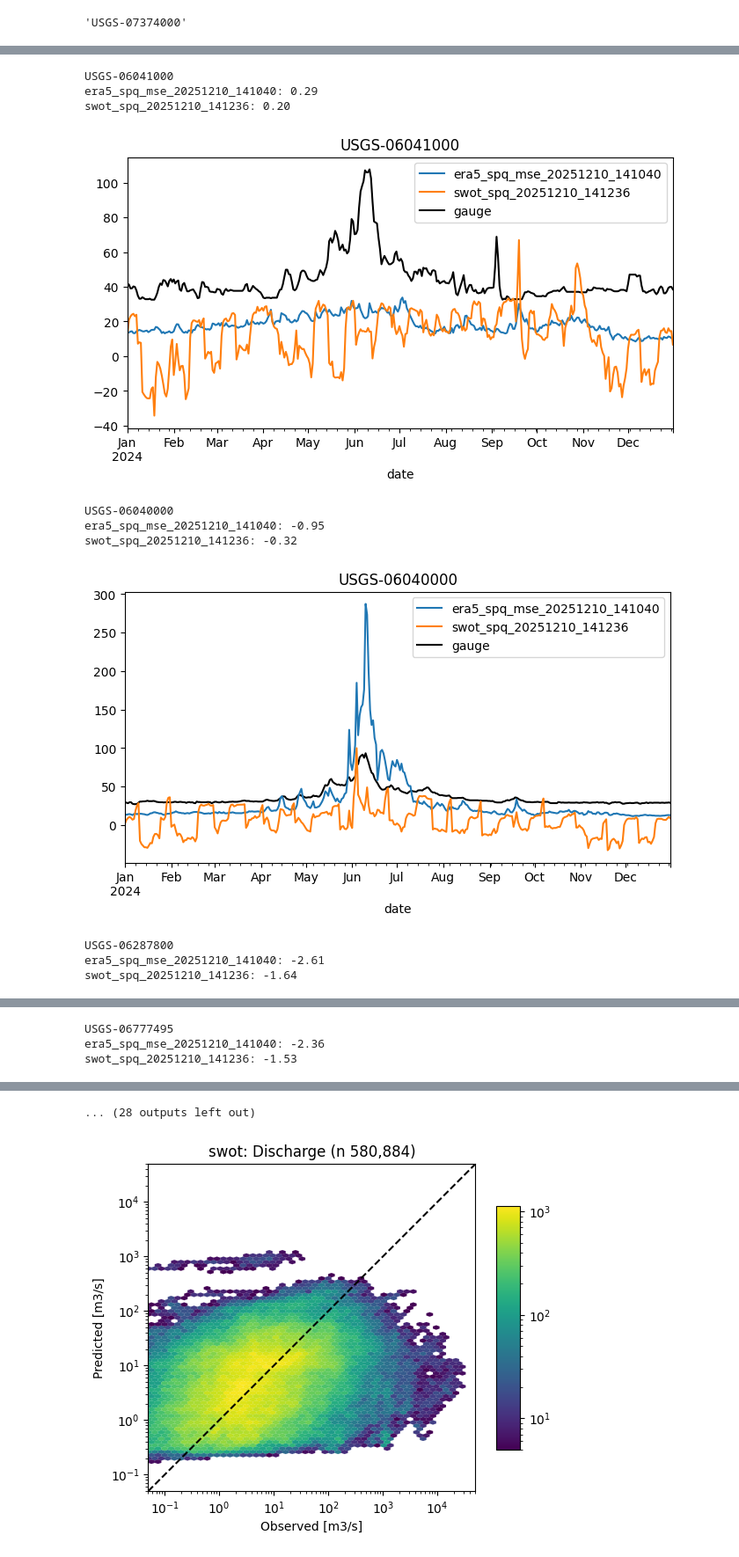
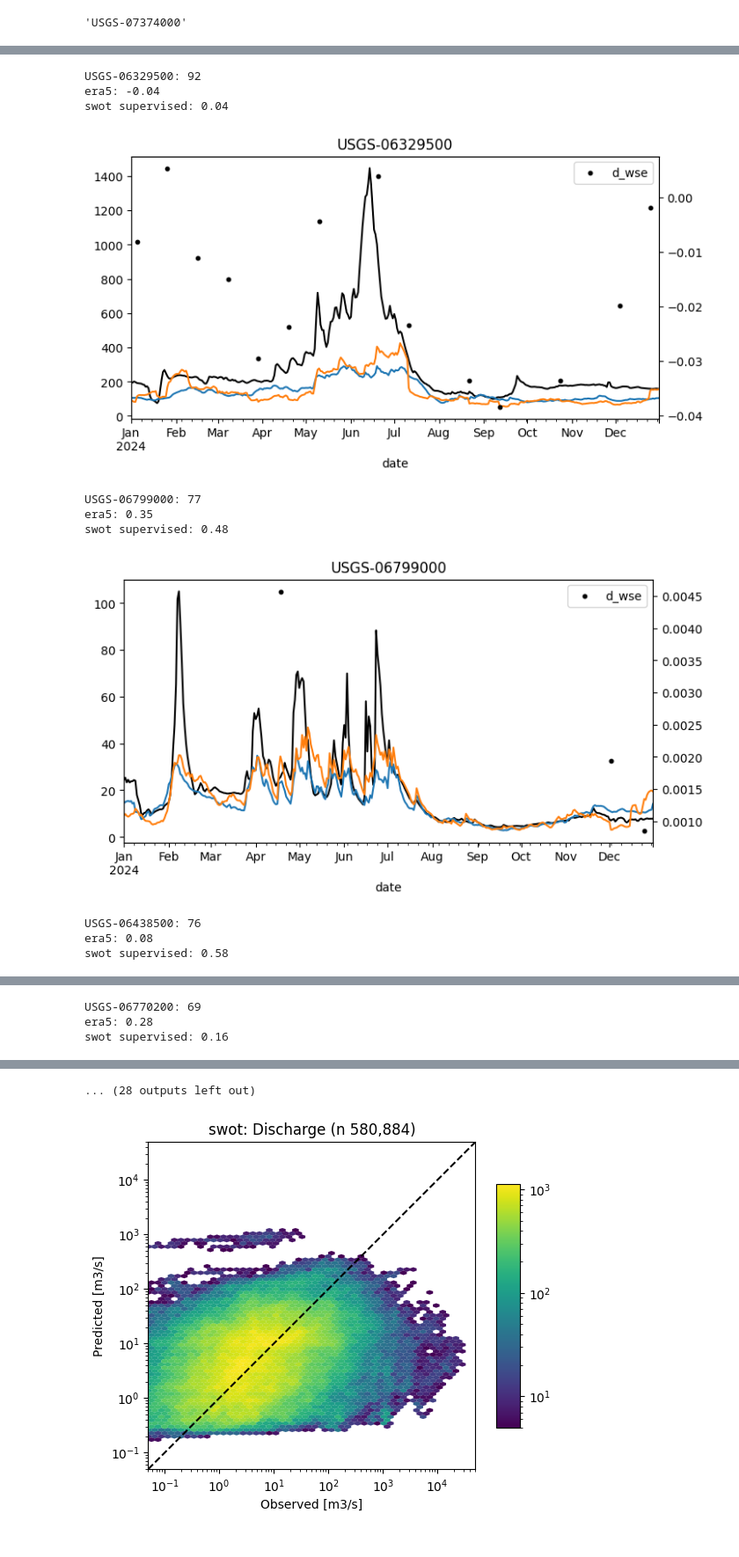
Before and after one commit to Fluvial-UMass/swot-ml, a Jupyter notebook: notebooks/multigraph_manual/quick_compare.ipynb, the cells around one changed output, grey strips where cells are left out. Shown at 88% size. Saved outputs shown, nothing was run; the diff lists cells and outputs as text; code cells hidden in the pictures.

```diff
--- a/notebooks/multigraph_manual/quick_compare.ipynb
+++ b/notebooks/multigraph_manual/quick_compare.ipynb
@@ -80,3 +83,6 @@ exps = sorted(exps, key=lambda x: x[0])
+# %%
+exps[0] = ('ERA5',) + exps[0][1:]
+exps[1] = ('ERA5 + SWOT',) + exps[1][1:]
 # %%
 plt.close('all')
 
@@ -169,7 +145,7 @@ basin_mask = (subbasins['outlet_id'] == 'USGS-07374000')
 test_sub_mask = subbasins.index.isin(results.index.get_level_values('subbasin').unique())
 basin_gauges = subbasins[basin_mask & test_sub_mask].index
 basin_ds = xr.open_zarr("/scratch4/workspace/tlanghorst_umass_edu-swot-ml-zarr/zbs_batched/USGS-07374000")
-gauge_ds = basin_ds.sel(subbasin=basin_gauges, date=slice(start_date, end_date))
+gauge_ds = basin_ds.sel(subbasin=basin_gauges)
 
 
 # ds = ds.sel(subbasin=reach_id, date=slice(start_date, end_date))
@@ -227,9 +242,9 @@ basin_id
 # %%
 import xarray as xr
 
-reach_id = 'USGS-03105500'
-start_date = "2023-01-01"
-end_date = "2023-12-31"
+reach_id = 'USGS-06078500'
+start_date = "2024-01-01"
+end_date = "2024-12-31"
 metric = 'KGE'
 
 # Horrible hackishness
@@ -249,9 +264,7 @@ for exp_name, results, bulk_metrics, basin_metrics in exps:
 
     x = xs.index
     y = xs['pred'][target]
-    # err = xs['pred']['discharge_std']
     plt.plot(x, y, label=exp_name)
-    # plt.fill_between(x, y-err, y+err, alpha=0.3, facecolor=color, antialiased=True)
 
     print(f"{exp_name}: {basin_metrics.loc[reach_id][target][metric]:0.2f}")
 
@@ -289,36 +283,53 @@ Name: KGE, Length: 406, dtype: object
 # %%
 gauge_swot_count = gauge_swot_count.sort_values(by='d_wse_river', ascending=False)
+# %%
+
+reach_ds = ds.sel(subbasin=reach_id, date=slice(start_date, end_date))
+date = reach_ds.date.values
+d_wse = reach_ds['d_wse_river'].values
+# plt.scatter(date,d_wse)
 # %%
 metric = 'KGE'
+target='discharge'
 start_date = '2024-01-01'
 end_date = '2024-12-31'
 colors = ['tab:blue','tab:orange']
 
+ds = xr.open_zarr(f"/scratch4/workspace/tlanghorst_umass_edu-swot-ml-zarr/zbs_batched/{basin_id}")
+
 for reach_id in gauge_swot_count.iloc[:20].index:
     fig, ax = plt.subplots(1, 1, figsize=(8, 4))
 
-    print(reach_id)
+    print(f"{reach_id}: {gauge_swot_count.loc[reach_id].item()}")
 
     for (exp_name, results, bulk_metrics, basin_metrics), color in zip(exps, colors):
         x = results.xs(reach_id, level='subbasin').sort_index()
         x = x.droplevel(0,0)
         x = x.loc[start_date:end_date]
         x['pred'][target].plot(ax=ax, color = color, label=exp_name)
         print(f"{exp_name}: {basin_metrics.loc[reach_id][target][metric]:0.2f}")
 
     x['obs'][target].plot(color='black', ax=ax, zorder=0, label='gauge')
+
+    ax2 = ax.twinx()  # shares x axis but has its own y axis
+    reach_ds = ds.sel(subbasin=reach_id, date=slice(start_date, end_date))
+    date = reach_ds.date.values
+    d_wse = reach_ds['d_wse_river'].values / 50
+    ax2.scatter(date, d_wse, color='black', s=10, zorder=10, label='d_wse')
+
+
     plt.legend()
     plt.title(reach_id)
     plt.show()
 # %% [output]
-USGS-06041000
-era5_spq_mse_20251210_141040: 0.29
-swot_spq_20251210_141236: 0.20
+USGS-06329500: 92
+era5: -0.04
+swot supervised: 0.04
-[figure, old version]
+[figure, new version]
-USGS-06040000
-era5_spq_mse_20251210_141040: -0.95
-swot_spq_20251210_141236: -0.32
+USGS-06799000: 77
+era5: 0.35
+swot supervised: 0.48
-[figure, old version]
+[figure, new version]
-USGS-06287800
-era5_spq_mse_20251210_141040: -2.61
-swot_spq_20251210_141236: -1.64
+USGS-06438500: 76
+era5: 0.08
+swot supervised: 0.58
@@ -326,3 +337,3 @@ swot_spq_20251210_141236: -1.64
-USGS-06777495
-era5_spq_mse_20251210_141040: -2.36
-swot_spq_20251210_141236: -1.53
+USGS-06770200: 69
+era5: 0.28
+swot supervised: 0.16
```
Also changed, not shown: parts of 19 cells of this notebook, 19 other files.
